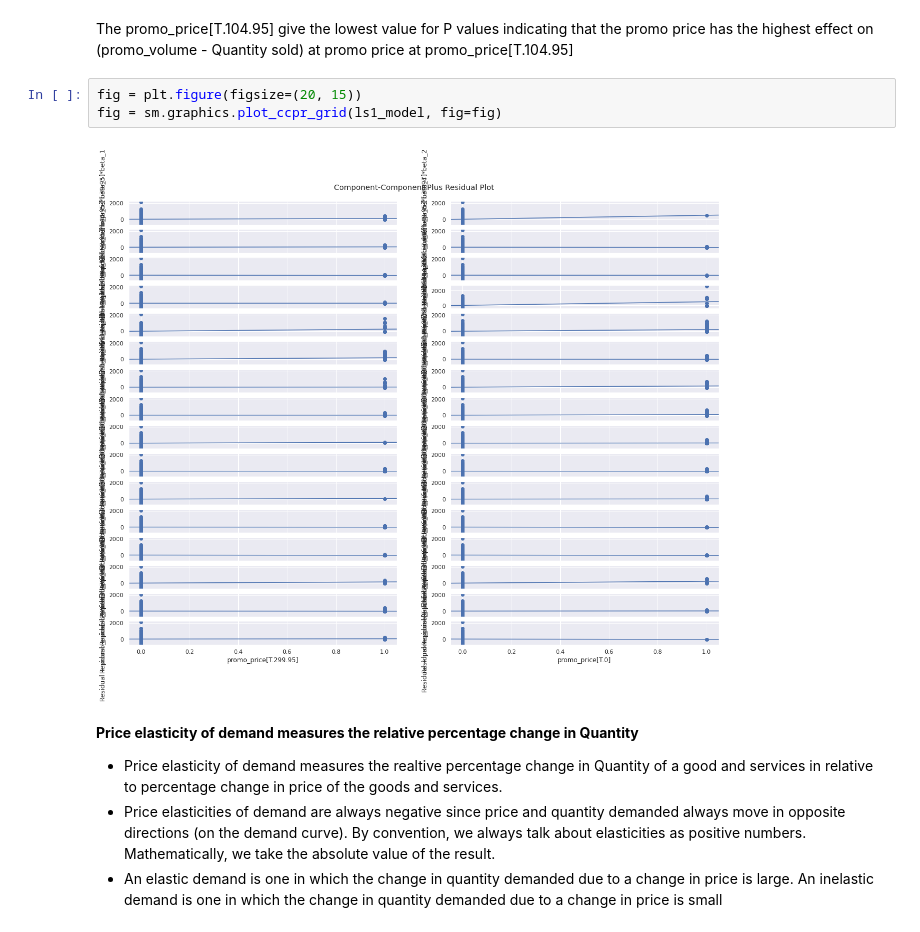
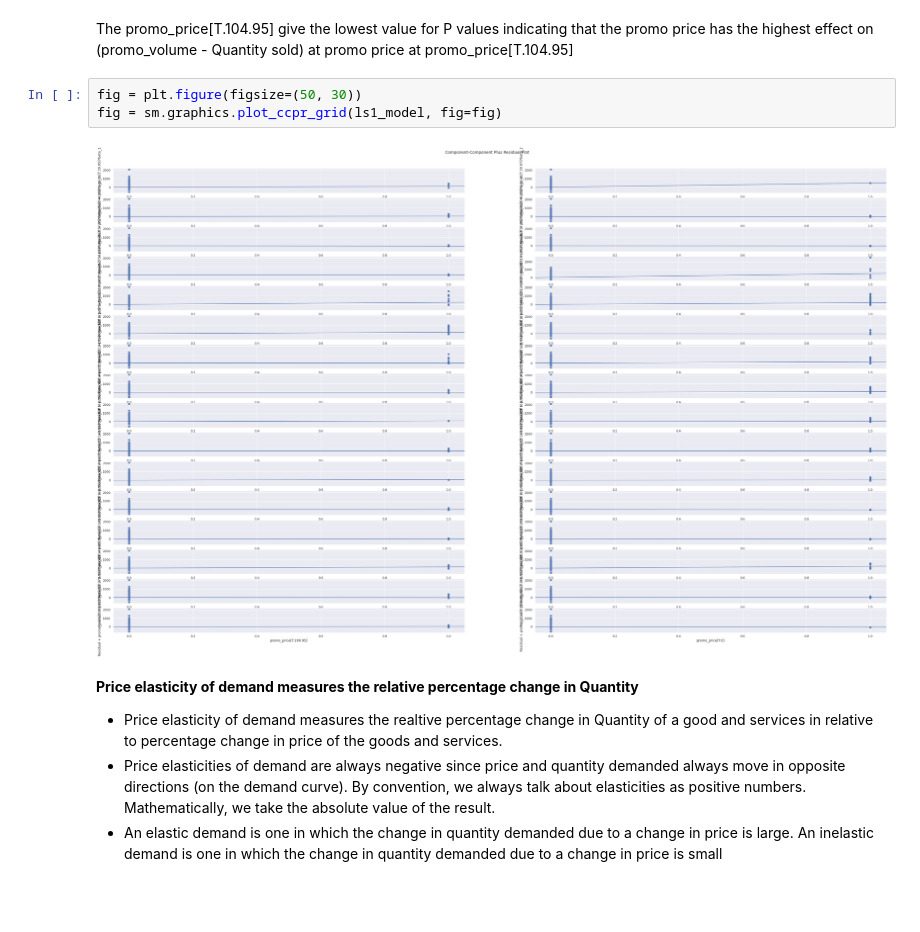
Before and after one commit to AyorindeTayo/Price-Elasticity-of-Deman-Prediction, a Jupyter notebook: Untitled64.ipynb, the cells around one changed output. Drawn from its saved outputs; the diff is of its cells as text; blank space fills up the shorter version.

```diff
--- a/Untitled64.ipynb
+++ b/Untitled64.ipynb
@@ -289,10 +289,10 @@ Warnings:
 # %% [markdown]
 The promo_price[T.104.95] give the lowest value for P values indicating that the promo price has the highest effect on  (promo_volume - Quantity sold) at promo price at promo_price[T.104.95]
 # %%
-fig = plt.figure(figsize=(20, 15))
+fig = plt.figure(figsize=(50, 30))
 fig = sm.graphics.plot_ccpr_grid(ls1_model, fig=fig)
 # %% [output]
-[figure, old version]
+[figure, new version]
 # %% [markdown]
 **Price elasticity of demand measures the relative percentage change in Quantity**
 
```
Also changed, not shown: parts of 2 cells of this notebook.
